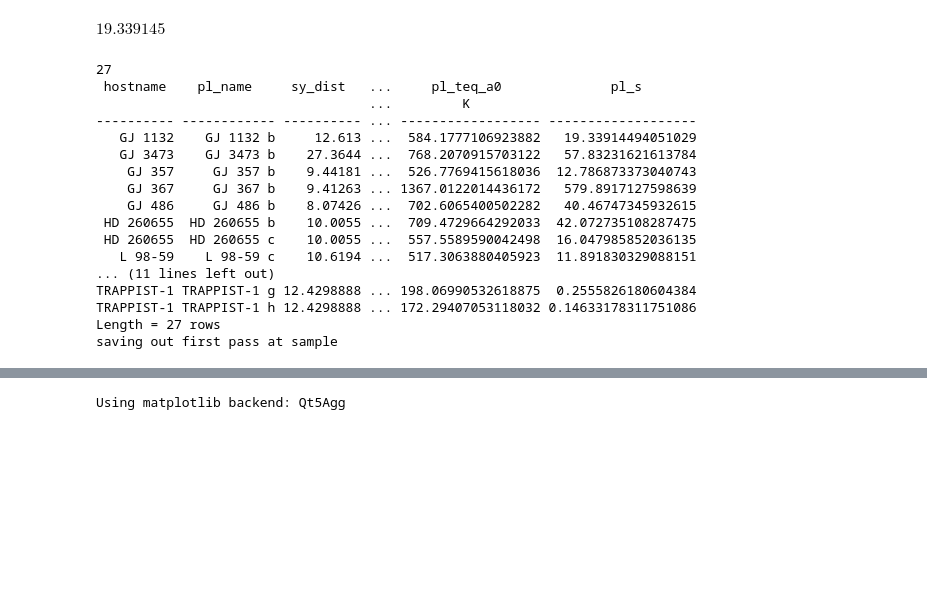
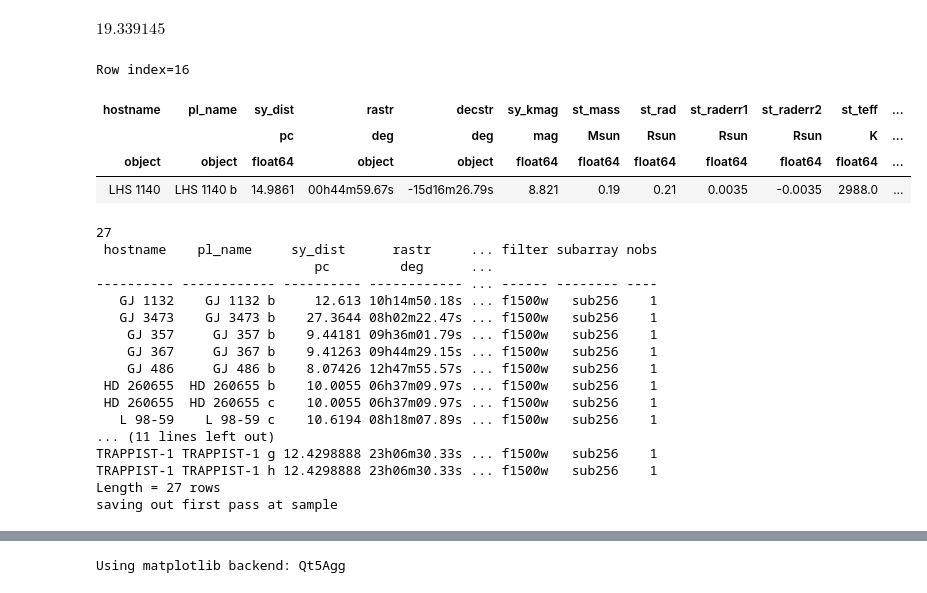
Before and after one commit to hdiamondlowe/jwst_rockyplanetoccultations, a Jupyter notebook: make_clean_table.ipynb, the cells around one changed output, grey strips where cells are left out. Saved outputs shown, nothing was run; the diff lists cells and outputs as text; code cells hidden in the pictures; blank space fills up the shorter version.

```diff
--- a/make_clean_table.ipynb
+++ b/make_clean_table.ipynb
@@ -140,7 +141,7 @@ smallPlanetSystems['pl_bmasseerr1'][ind] = 0.28
 smallPlanetSystems['pl_bmasseerr2'][ind] = -0.28
 
 # adding LHS 475b from Lustig-Yaeger, et al. 2023
-#'hostname', 'pl_name',  'sy_dist',    'rastr',        'decstr',       'sy_kmag', 'st_mass', 'st_rad', 'st_raderr1', 'st_raderr2', 'st_teff', 'pl_rade', 'pl_radeerr1', 'pl_radeerr2', 'pl_bmasse', 'pl_bmasseerr1', 'pl_bmasseerr2', 'pl_orbper', 'pl_orbsmax', 'pl_orbincl', 'tran_flag', 'rv_flag'
-LHS475b = ['LHS 475', 'LHS 475 b', 12.482309021, '19h20m54.38s', '-82d33m16.17s', 7.686,    0.262,      0.2789,  0.0014,       -0.0014,      3300,      0.99,      0.05,          -0.05,         0.914,       0.187,           -0.187,          2.029088,    0.02058668,   87.194,       1,           0]
-smallPlanetSystems.add_row(LHS475b)
+#'hostname', 'pl_name',  'sy_dist',    'rastr',        'decstr',       'sy_kmag', 'st_mass', 'st_rad', 'st_raderr1', 'st_raderr2', 'st_teff', 'pl_tranmid', pl_rade', 'pl_radeerr1', 'pl_radeerr2', 'pl_bmasse', 'pl_bmasseerr1', 'pl_bmasseerr2', 'pl_orbper', 'pl_orbsmax', 'pl_orbincl', 'tran_flag', 'rv_flag'
+#LHS475b = ['LHS 475', 'LHS 475 b', 12.482309021, '19h20m54.38s', '-82d33m16.17s', 7.686,    0.262,      0.2789,  0.0014,       -0.0014,  3300, s     0.99,      0.05,          -0.05,         0.914,       0.187,           -0.187,          2.029088,    0.02058668,   87.194,       1,           0]
+#smallPlanetSystems.add_row(LHS475b)
 nplanets = len(smallPlanetSystems)
@@ -183,6 +185,23 @@ c = Column(Teq, name='pl_teq_a0')
 smallPlanetSystems.add_column(c)
 c = Column(S, name='pl_s')
 smallPlanetSystems.add_column(c)
+
+c = Column(['f1500w' for i in range(nplanets)], name='filter')
+smallPlanetSystems.add_column(c)
+c = Column(['sub256' for i in range(nplanets)], name='subarray')
+smallPlanetSystems.add_column(c)
+c = Column([1 for i in range(nplanets)], name='nobs')
+smallPlanetSystems.add_column(c)
+# %%
+smallPlanetSystems.keys()
+np.argmin(abs(np.array(smallPlanetSystems['pl_rade']) - 1.634))
+smallPlanetSystems[16]
+# %% [output]
+Row index=16
+| hostname | pl_name | sy_dist | rastr | decstr | sy_kmag | st_mass | st_rad | st_raderr1 | st_raderr2 | st_teff | ... |
+|  |  | pc | deg | deg | mag | Msun | Rsun | Rsun | Rsun | K | ... |
+| object | object | float64 | object | object | float64 | float64 | float64 | float64 | float64 | float64 | ... |
+| LHS 1140 | LHS 1140 b | 14.9861 | 00h44m59.67s | -15d16m26.79s | 8.821 | 0.19 | 0.21 | 0.0035 | -0.0035 | 2988.0 | ... |
 # %%
 #######################################################################################################################
 ## Basic rejection of data ############################################################################################
@@ -218,20 +237,20 @@ print('saving out first pass at sample')
 ascii.write(sample_intermediate, 'sample_intermediate.csv', format='csv', overwrite=True)
 # %% [output]
 27
- hostname    pl_name     sy_dist   ...     pl_teq_a0              pl_s
-                                   ...         K
----------- ------------ ---------- ... ------------------ -------------------
-   GJ 1132    GJ 1132 b     12.613 ...  584.1777106923882   19.33914494051029
-   GJ 3473    GJ 3473 b    27.3644 ...  768.2070915703122   57.83231621613784
-    GJ 357     GJ 357 b    9.44181 ...  526.7769415618036  12.786873373040743
-    GJ 367     GJ 367 b    9.41263 ... 1367.0122014436172   579.8917127598639
-    GJ 486     GJ 486 b    8.07426 ...  702.6065400502282   40.46747345932615
- HD 260655  HD 260655 b    10.0055 ...  709.4729664292033  42.072735108287475
- HD 260655  HD 260655 c    10.0055 ...  557.5589590042498  16.047985852036135
-   L 98-59    L 98-59 c    10.6194 ...  517.3063880405923  11.891830329088151
+ hostname    pl_name     sy_dist      rastr     ... filter subarray nobs
+                            pc         deg      ...
+---------- ------------ ---------- ------------ ... ------ -------- ----
+   GJ 1132    GJ 1132 b     12.613 10h14m50.18s ... f1500w   sub256    1
+   GJ 3473    GJ 3473 b    27.3644 08h02m22.47s ... f1500w   sub256    1
+    GJ 357     GJ 357 b    9.44181 09h36m01.79s ... f1500w   sub256    1
+    GJ 367     GJ 367 b    9.41263 09h44m29.15s ... f1500w   sub256    1
+    GJ 486     GJ 486 b    8.07426 12h47m55.57s ... f1500w   sub256    1
+ HD 260655  HD 260655 b    10.0055 06h37m09.97s ... f1500w   sub256    1
+ HD 260655  HD 260655 c    10.0055 06h37m09.97s ... f1500w   sub256    1
+   L 98-59    L 98-59 c    10.6194 08h18m07.89s ... f1500w   sub256    1
 ... (11 lines left out)
-TRAPPIST-1 TRAPPIST-1 g 12.4298888 ... 198.06990532618875  0.2555826180604384
-TRAPPIST-1 TRAPPIST-1 h 12.4298888 ... 172.29407053118032 0.14633178311751086
+TRAPPIST-1 TRAPPIST-1 g 12.4298888 23h06m30.33s ... f1500w   sub256    1
+TRAPPIST-1 TRAPPIST-1 h 12.4298888 23h06m30.33s ... f1500w   sub256    1
 Length = 27 rows
 saving out first pass at sample
 # %%
```
Also changed, not shown: parts of 12 cells of this notebook, 8 other files.
